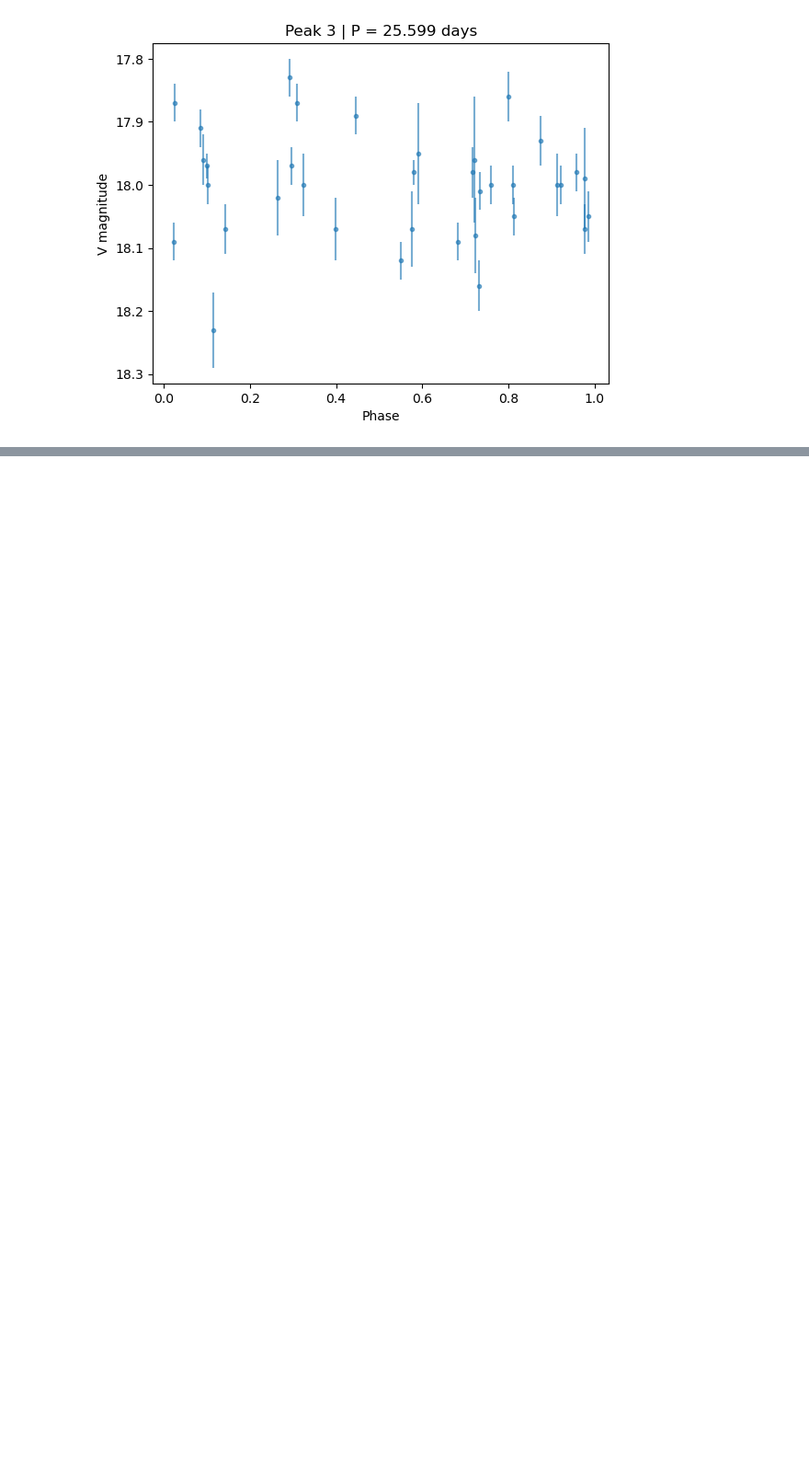
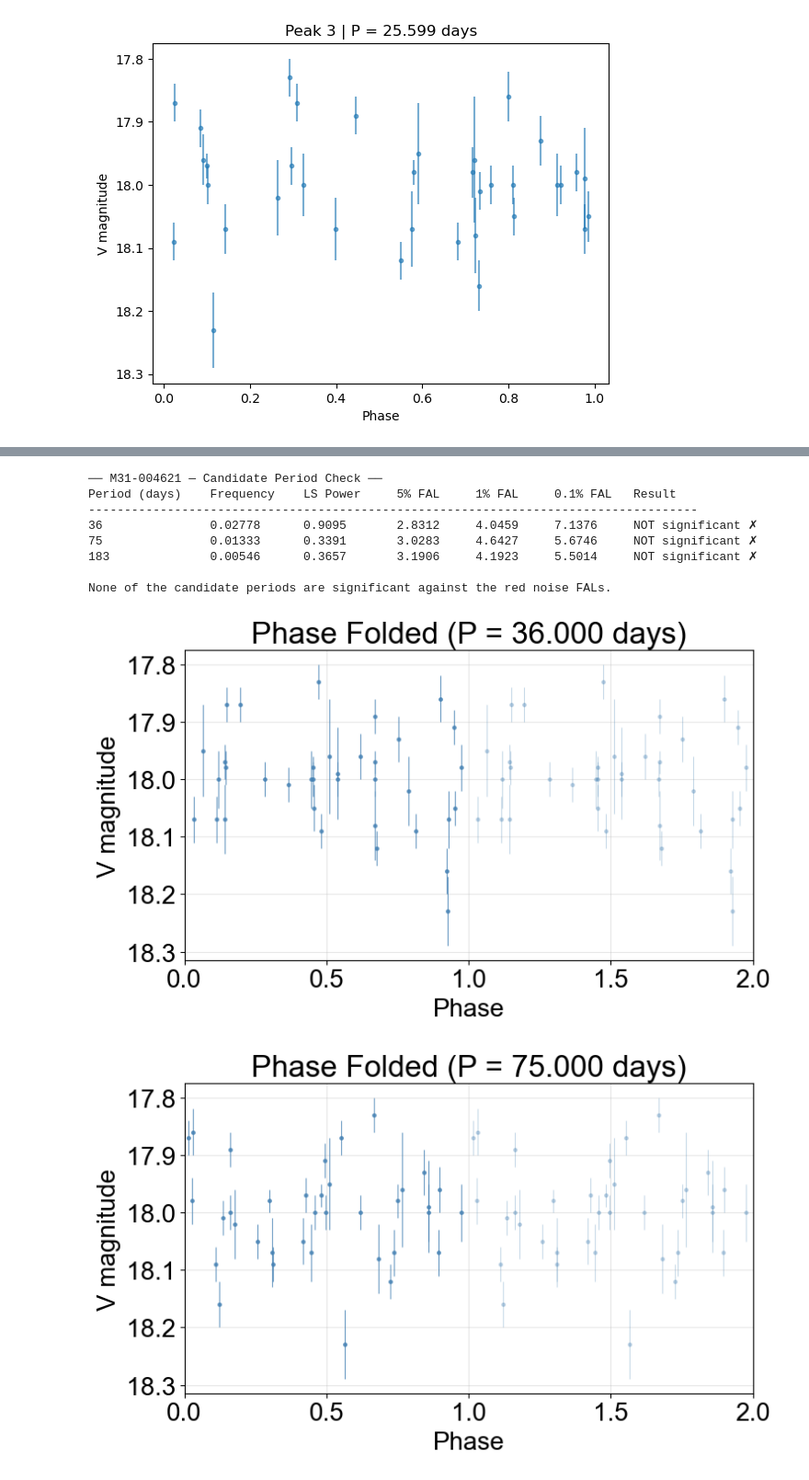
Before and after one commit to apoorey2/warmhypergiantsphotometry, a Jupyter notebook: m31-004621.ipynb, the cells around one changed output, grey strips where cells are left out. Shown at 92% size. Cells and saved outputs as stored; diff of their text form; code cells hidden in the pictures; blank space fills up the shorter version.

```diff
--- a/m31-004621.ipynb
+++ b/m31-004621.ipynb
@@ -187,0 +574,61 @@ for i, period in enumerate(top_periods):
+# %%
+# ── CHECK CANDIDATE PERIODS FOR M31-004621 ───────────────────────────────────
+
+candidate_periods = [36, 75, 183]
+
+print(f"\n── {star_name} — Candidate Period Check ──")
+print(f"{'Period (days)':<16} {'Frequency':<12} {'LS Power':<12} {'5% FAL':<10} {'1% FAL':<10} {'0.1% FAL':<10} {'Result'}")
+print("-" * 85)
+
+significant_candidates = []
+
+for p in candidate_periods:
+    f = 1.0 / p
+
+    # Check if this frequency is within our searched range
+    if f < fgrid_ar1[0] or f > fgrid_ar1[-1]:
+        print(f"{p:<16} {f:<12.5f} {'—':<12} {'—':<10} {'—':<10} {'—':<10} OUTSIDE frequency range")
+        continue
+
+    # Find nearest grid point
+    idx = np.argmin(np.abs(fgrid_ar1 - f))
+    pw  = LS_power[idx]
+    f5  = percentiles_ar1[idx, 0]
+    f1  = percentiles_ar1[idx, 1]
+    f01 = percentiles_ar1[idx, 2]
+
+    if pw > f01:
+        result = "99.9% ✓✓✓"
+        significant_candidates.append(p)
+    elif pw > f1:
+        result = "99%   ✓✓"
+        significant_candidates.append(p)
+    elif pw > f5:
+        result = "95%   ✓"
+        significant_candidates.append(p)
+    else:
+        result = "NOT significant ✗"
+
+    print(f"{p:<16} {f:<12.5f} {pw:<12.4f} {f5:<10.4f} {f1:<10.4f} {f01:<10.4f} {result}")
+
+# ── PHASE FOLD ONLY SIGNIFICANT CANDIDATES ────────────────────────────────────
+
+if significant_candidates:
+    print(f"\nPlotting phase folds for significant candidates: {significant_candidates}")
+    for p in significant_candidates:
+        phase_fold_plot(mjd, V_mag, V_err, p, star_name)
+else:
+    print(f"\nNone of the candidate periods are significant against the red noise FALs.")
+    for p in candidate_periods:
+        phase_fold_plot(mjd, V_mag, V_err, p, star_name)
+# %% [output]
+── M31-004621 — Candidate Period Check ──
+Period (days)    Frequency    LS Power     5% FAL     1% FAL     0.1% FAL   Result
+-------------------------------------------------------------------------------------
+36               0.02778      0.9095       2.8312     4.0459     7.1376     NOT significant ✗
+75               0.01333      0.3391       3.0283     4.6427     5.6746     NOT significant ✗
+183              0.00546      0.3657       3.1906     4.1923     5.5014     NOT significant ✗
+
+None of the candidate periods are significant against the red noise FALs.
+[figure, added]
+[figure, added]
```
Also changed, not shown: parts of 5 cells of this notebook, 49 other files.
